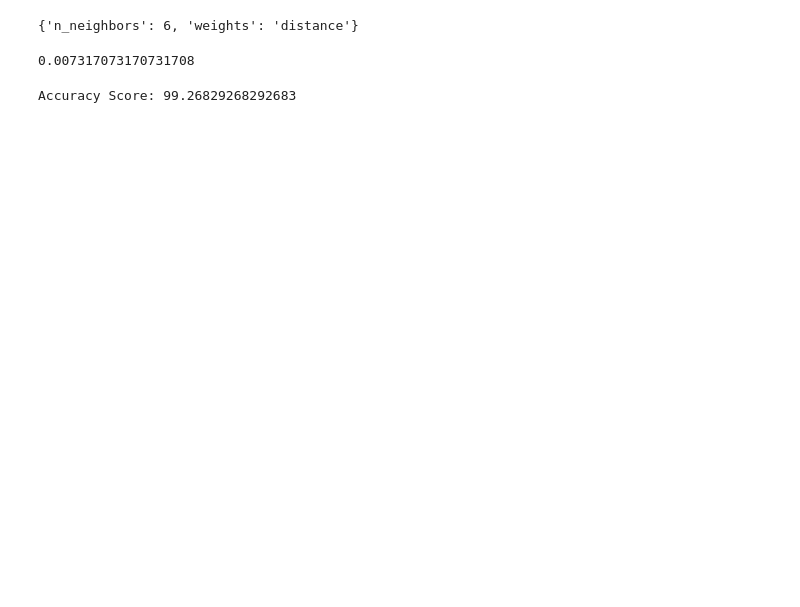
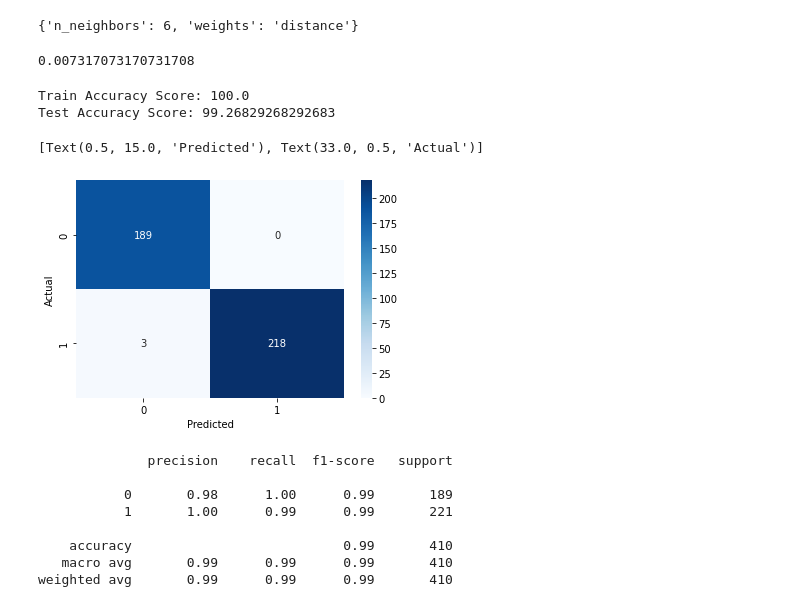
Before and after one commit to MehulSarup/HeartDisease_ML, a Jupyter notebook: Heart Disease Analysis.ipynb, the cells around one changed output. Drawn from its saved outputs; the diff is of its cells as text; code cells hidden in the pictures; blank space fills up the shorter version.

Commit message:
Updated analysis
ML model created

```diff
--- a/Heart Disease Analysis.ipynb
+++ b/Heart Disease Analysis.ipynb
@@ -174,6 +174,6 @@ X_train_sc=scaler.transform(X_train)
 X_test_sc=scaler.transform(X_test)
 # %%
 from sklearn.linear_model import LogisticRegression
-model = LogisticRegression(max_iter=1000)
+model = LogisticRegression()
 model.fit(X_train_sc,Y_train)
 # %% [output]
@@ -214,7 +214,7 @@ When we use standard scaler we can see that the accuracy decreases
 # %%
 from sklearn.neighbors import KNeighborsClassifier
 from sklearn.model_selection import GridSearchCV
-parameters = {"n_neighbors":range(1,25), "weights":['distance']}
+parameters = {"n_neighbors":range(1,25), "weights":['distance', 'uniform']}
 # %%
 model3= GridSearchCV(KNeighborsClassifier(), parameters)
 model3.fit(X_train_sc, Y_train)
@@ -231,7 +232,27 @@ y_pred_grid=model3.predict(X_test_sc)
 mean_squared_error(Y_test, y_pred_grid)
 # %% [output]
 0.007317073170731708
+# %%
+y_pred_gridt=model3.predict(X_train_sc)
+print("Train Accuracy Score:",accuracy_score(Y_train,y_pred_gridt)*100)
+print("Test Accuracy Score:",accuracy_score(Y_test,y_pred_grid)*100)
+# %% [output]
+Train Accuracy Score: 100.0
+Test Accuracy Score: 99.26829268292683
+# %%
+ax = sns.heatmap(confusion_matrix(Y_test, y_pred_grid), annot=True, fmt='g', cmap='Blues')
+ax.set(xlabel="Predicted", ylabel="Actual")
+# %% [output]
+[Text(0.5, 15.0, 'Predicted'), Text(33.0, 0.5, 'Actual')]
+[figure, added]
 # %%
-print("Accuracy Score:",accuracy_score(Y_test,y_pred_grid)*100)
+print(classification_report(Y_test,y_pred_grid))
 # %% [output]
-Accuracy Score: 99.26829268292683
+              precision    recall  f1-score   support
+
+           0       0.98      1.00      0.99       189
+           1       1.00      0.99      0.99       221
+
+    accuracy                           0.99       410
+   macro avg       0.99      0.99      0.99       410
+weighted avg       0.99      0.99      0.99       410
```
Also changed, not shown: parts of 4 cells of this notebook.
